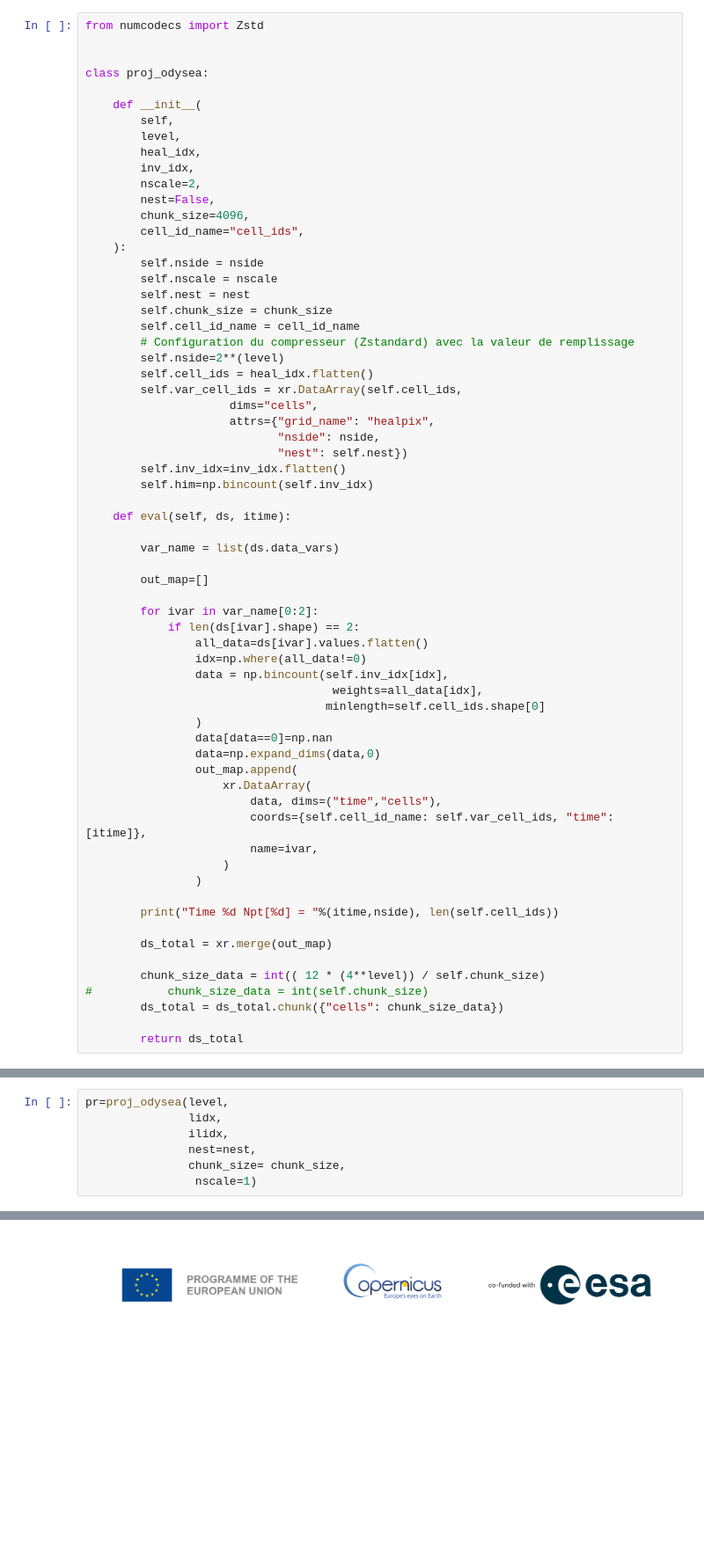
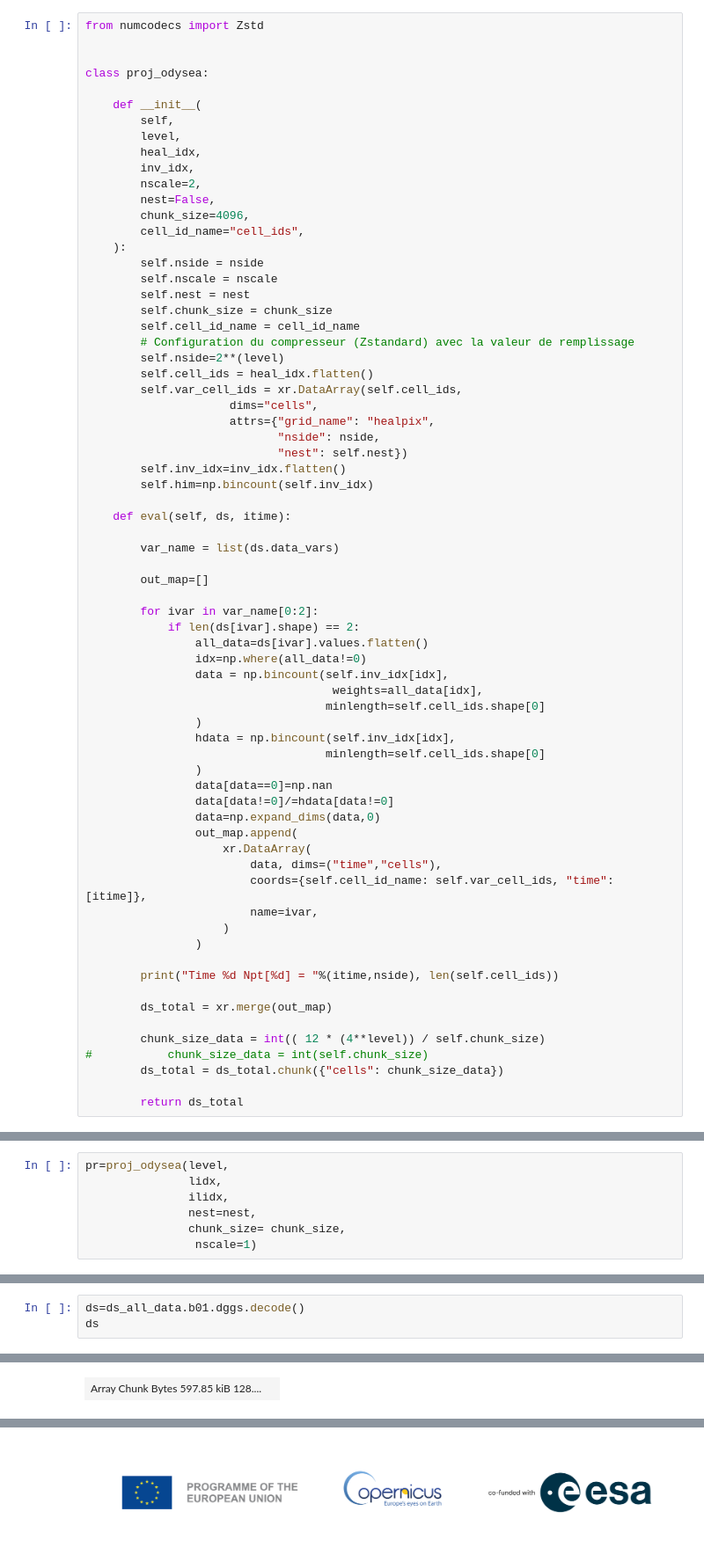
Before and after one commit to jmdelouis/Sentinel2healgrid, a Jupyter notebook: Notebooks/EOPF_Sentinel2_To_Zarr.ipynb, the cells around one changed output, grey strips where cells are left out. Shown at 88% size. Saved outputs shown, nothing was run; the diff lists cells and outputs as text; blank space fills up the shorter version.

```diff
--- a/Notebooks/EOPF_Sentinel2_To_Zarr.ipynb
+++ b/Notebooks/EOPF_Sentinel2_To_Zarr.ipynb
@@ -305,7 +305,11 @@ class proj_odysea:
                                     weights=all_data[idx],
                                    minlength=self.cell_ids.shape[0]
                 )
+                hdata = np.bincount(self.inv_idx[idx],
+                                   minlength=self.cell_ids.shape[0]
+                )
                 data[data==0]=np.nan
+                data[data!=0]/=hdata[data!=0]
                 data=np.expand_dims(data,0)
                 out_map.append(
                     xr.DataArray(
@@ -349,0 +358,4 @@ pr=proj_odysea(level,
+# %%
+ds=ds_all_data.b01.dggs.decode()
+ds
+# %% [output]
@@ -349,0 +368 @@ pr=proj_odysea(level,
+| Array Chunk Bytes 597.85 kiB 128.... |  |
```
Also changed, not shown: parts of 4 cells of this notebook, 1 other file.
